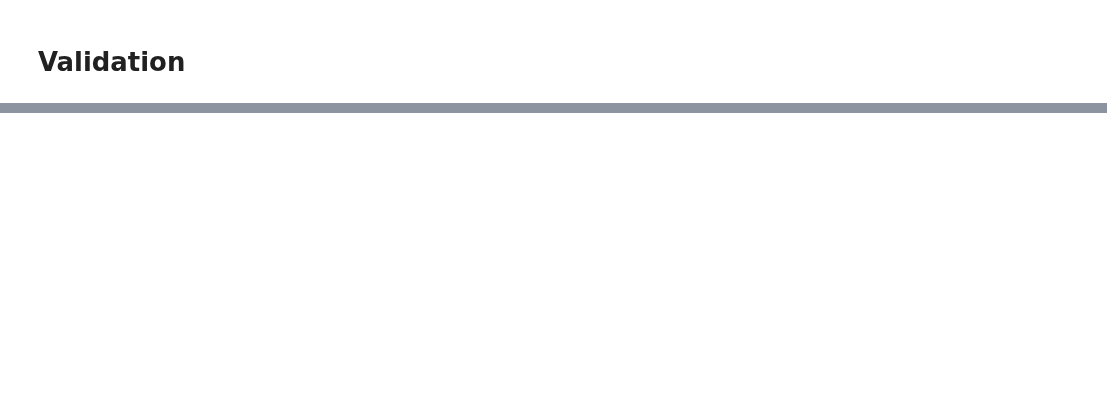
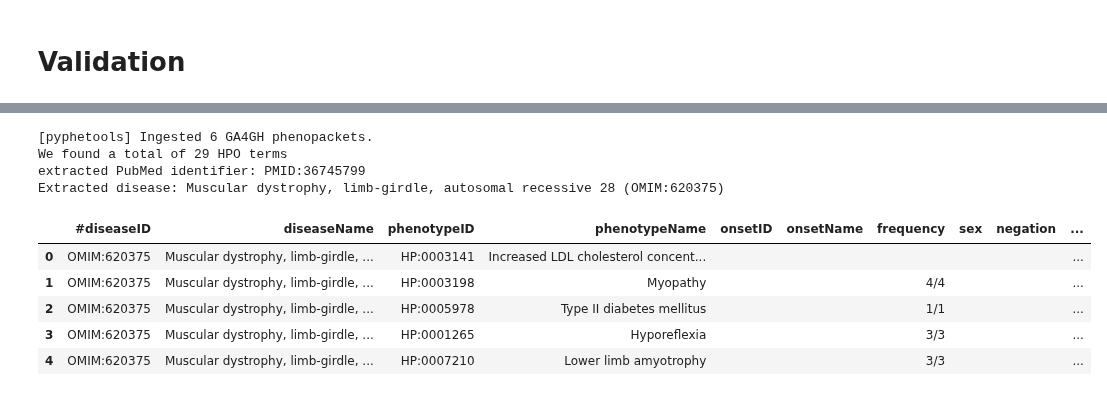
Before and after one commit to monarch-initiative/pyphetools, a Jupyter notebook: notebooks/HPOA_exporter.ipynb, the cells around one changed output, grey strips where cells are left out. Drawn from its saved outputs; the diff is of its cells as text; code cells hidden in the pictures; blank space fills up the shorter version.

```diff
--- a/notebooks/HPOA_exporter.ipynb
+++ b/notebooks/HPOA_exporter.ipynb
@@ -325,0 +522,15 @@ errors
+# %%
+creator = HpoaTableCreator(phenopacket_list=ppacket_list)
+df = creator.get_dataframe()
+df.head()
+# %% [output]
+[pyphetools] Ingested 6 GA4GH phenopackets.
+We found a total of 29 HPO terms
+extracted PubMed identifier: PMID:36745799
+Extracted disease: Muscular dystrophy, limb-girdle, autosomal recessive 28 (OMIM:620375)
+|  | #diseaseID | diseaseName | phenotypeID | phenotypeName | onsetID | onsetName | frequency | sex | negation | ... |
+| 0 | OMIM:620375 | Muscular dystrophy, limb-girdle, ... | HP:0003141 | Increased LDL cholesterol concent... |  |  |  |  |  | ... |
+| 1 | OMIM:620375 | Muscular dystrophy, limb-girdle, ... | HP:0003198 | Myopathy |  |  | 4/4 |  |  | ... |
+| 2 | OMIM:620375 | Muscular dystrophy, limb-girdle, ... | HP:0005978 | Type II diabetes mellitus |  |  | 1/1 |  |  | ... |
+| 3 | OMIM:620375 | Muscular dystrophy, limb-girdle, ... | HP:0001265 | Hyporeflexia |  |  | 3/3 |  |  | ... |
+| 4 | OMIM:620375 | Muscular dystrophy, limb-girdle, ... | HP:0007210 | Lower limb amyotrophy |  |  | 3/3 |  |  | ... |
```
Also changed, not shown: parts of 15 cells of this notebook, 9 other files.
